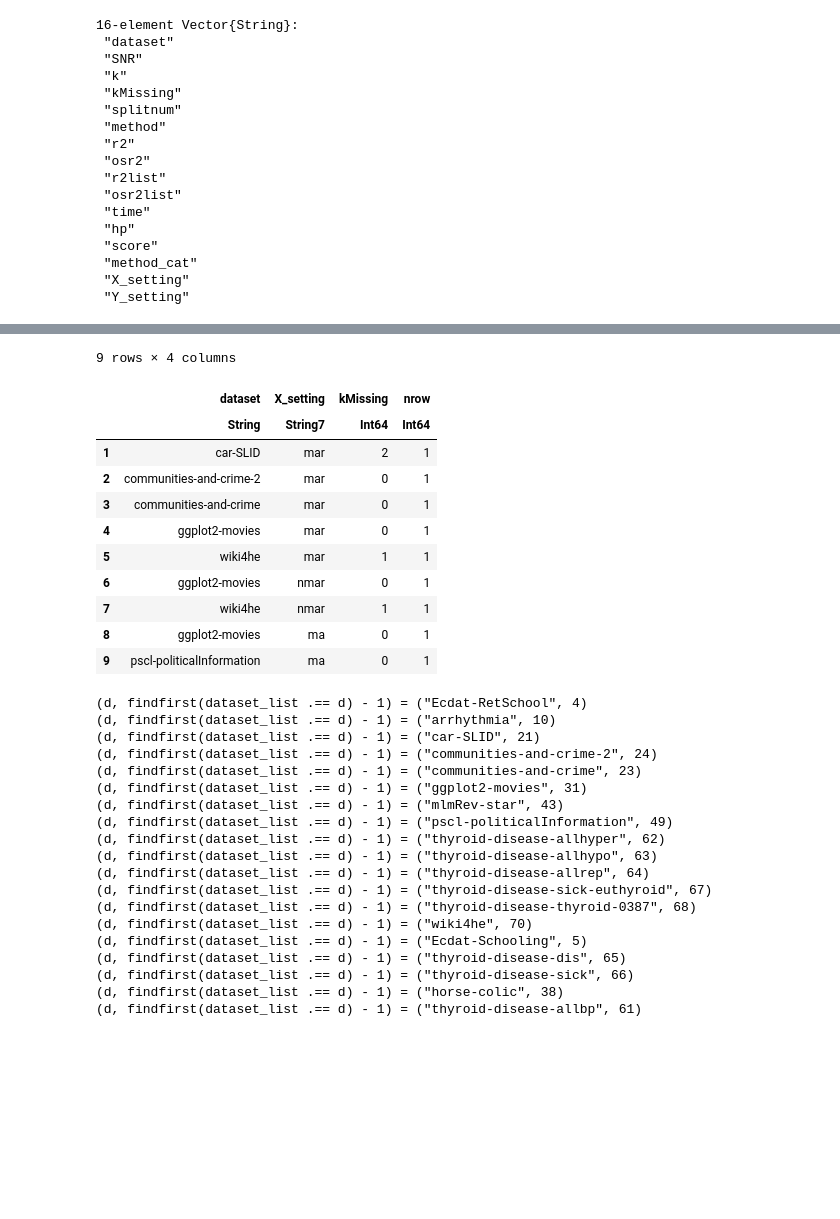
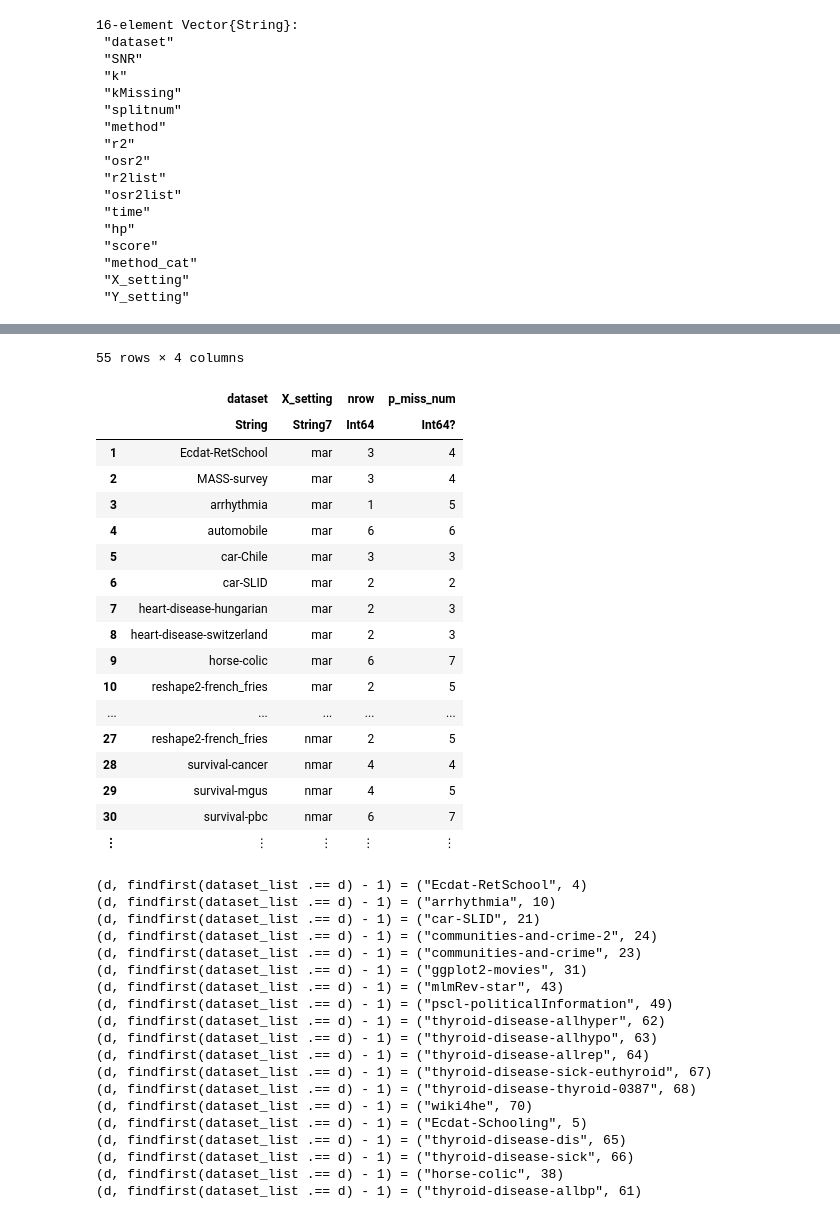
Before and after one commit to adelarue/PMD, a Jupyter notebook: results/Compile results together.ipynb, the cells around one changed output, grey strips where cells are left out. Saved outputs shown, nothing was run; the diff lists cells and outputs as text; code cells hidden in the pictures; blank space fills up the shorter version.

```diff
--- a/results/Compile results together.ipynb
+++ b/results/Compile results together.ipynb
@@ -87,5 +87,5 @@ names(res)
 # %%
 gd = groupby(unique(res[:,[:dataset, :X_setting, :kMissing, :splitnum]]),
     [:dataset, :X_setting, :kMissing])
-unique(filter(t -> t[:nrow] < 10, combine(gd, nrow))[:,:dataset])
+res = innerjoin(res, filter(t -> t[:nrow] == 10, combine(gd, nrow)), on = [:dataset, :X_setting, :kMissing])
 # %% [output]
@@ -112,18 +111,28 @@ unique(filter(t -> t[:nrow] < 10, combine(gd, nrow))[:,:dataset])
-# %%
-filter(t -> t[:nrow] < 2, combine(gd, nrow))
-# %% [output]
-9 rows × 4 columns
-|  | dataset | X_setting | kMissing | nrow |
-|  | String | String7 | Int64 | Int64 |
-| 1 | car-SLID | mar | 2 | 1 |
-| 2 | communities-and-crime-2 | mar | 0 | 1 |
-| 3 | communities-and-crime | mar | 0 | 1 |
-| 4 | ggplot2-movies | mar | 0 | 1 |
-| 5 | wiki4he | mar | 1 | 1 |
-| 6 | ggplot2-movies | nmar | 0 | 1 |
-| 7 | wiki4he | nmar | 1 | 1 |
-| 8 | ggplot2-movies | ma | 0 | 1 |
-| 9 | pscl-politicalInformation | ma | 0 | 1 |
+# %%
+check = leftjoin(combine(groupby(unique(res[:,[:dataset,:X_setting, :kMissing]]), [:dataset,:X_setting]), nrow),
+    df,
+    on =:dataset)
+check[(check[:,:nrow] .< check[:,:p_miss_num] .+ 1),:]
+# %% [output]
+55 rows × 4 columns
+|  | dataset | X_setting | nrow | p_miss_num |
+|  | String | String7 | Int64 | Int64? |
+| 1 | Ecdat-RetSchool | mar | 3 | 4 |
+| 2 | MASS-survey | mar | 3 | 4 |
+| 3 | arrhythmia | mar | 1 | 5 |
+| 4 | automobile | mar | 6 | 6 |
+| 5 | car-Chile | mar | 3 | 3 |
+| 6 | car-SLID | mar | 2 | 2 |
+| 7 | heart-disease-hungarian | mar | 2 | 3 |
+| 8 | heart-disease-switzerland | mar | 2 | 3 |
+| 9 | horse-colic | mar | 6 | 7 |
+| 10 | reshape2-french_fries | mar | 2 | 5 |
+| ... | ... | ... | ... | ... |
+| 27 | reshape2-french_fries | nmar | 2 | 5 |
+| 28 | survival-cancer | nmar | 4 | 4 |
+| 29 | survival-mgus | nmar | 4 | 5 |
+| 30 | survival-pbc | nmar | 6 | 7 |
+| ⋮ | ⋮ | ⋮ | ⋮ | ⋮ |
 # %%
 dataset_list = [d for d in readdir("../datasets/") if !startswith(d, ".")]
 sort!(dataset_list)
```
Also changed, not shown: parts of 2 cells of this notebook, 3 other files.
